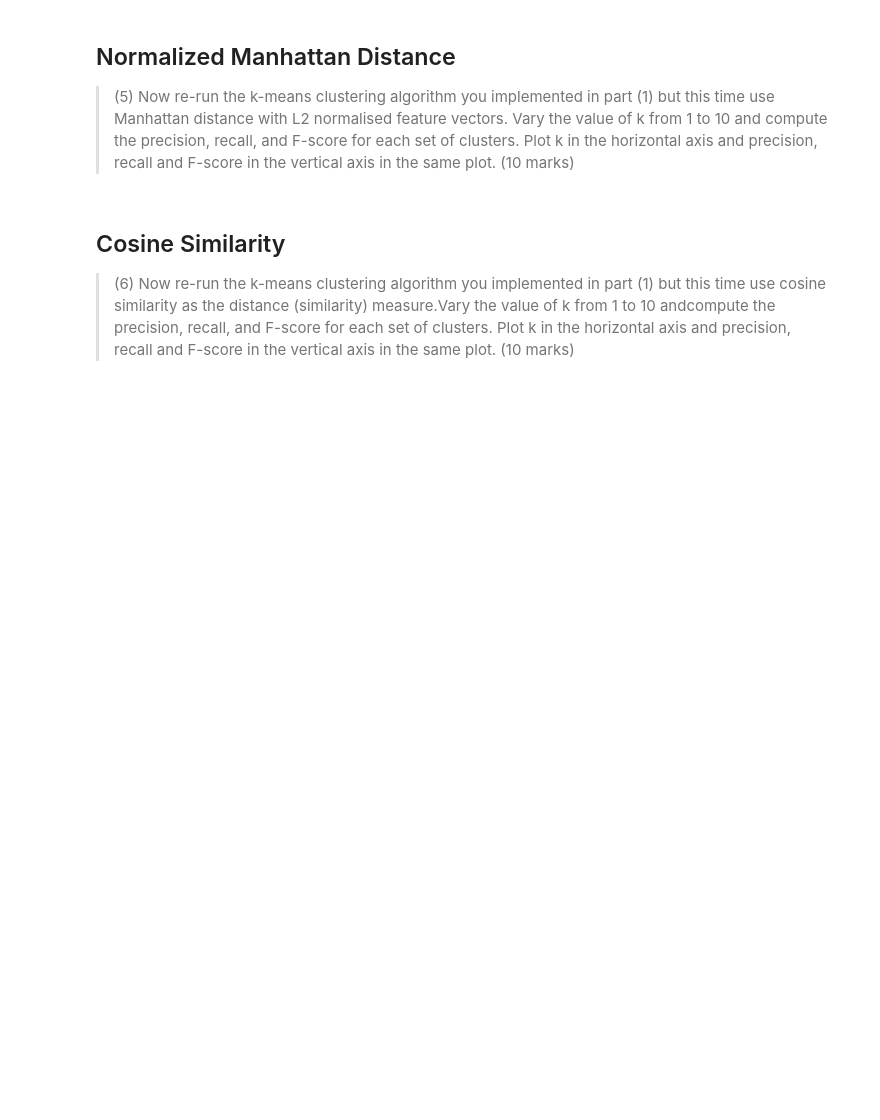
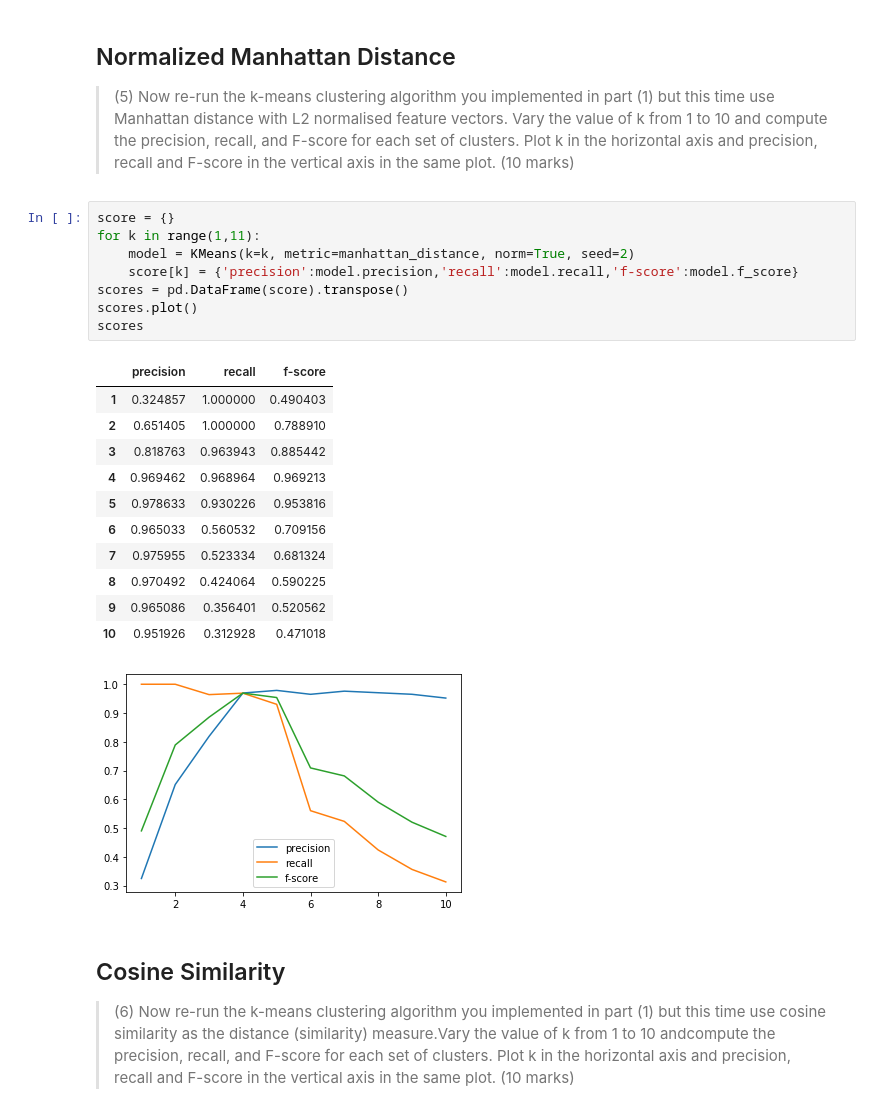
Before and after one commit to peterprescott/kmeans, a Jupyter notebook: notebook.ipynb, the cells around one changed output. Cells and saved outputs as stored; diff of their text form; blank space fills up the shorter version.

```diff
--- a/notebook.ipynb
+++ b/notebook.ipynb
@@ -308,6 +359,27 @@ and compute the precision, recall, and F-score for each set of clusters. Plot k
 
 > (5) Now re-run the k-means clustering algorithm you implemented in part (1) but this time use Manhattan distance with L2 normalised feature vectors. Vary the value of k from 1 to 10 and
 compute the precision, recall, and F-score for each set of clusters. Plot k in the horizontal axis and precision, recall and F-score in the vertical axis in the same plot. (10 marks)
+# %%
+score = {}
+for k in range(1,11):
+    model = KMeans(k=k, metric=manhattan_distance, norm=True, seed=2)
+    score[k] = {'precision':model.precision,'recall':model.recall,'f-score':model.f_score}
+scores = pd.DataFrame(score).transpose()
+scores.plot()
+scores
+# %% [output]
+|  | precision | recall | f-score |
+| 1 | 0.324857 | 1.000000 | 0.490403 |
+| 2 | 0.651405 | 1.000000 | 0.788910 |
+| 3 | 0.818763 | 0.963943 | 0.885442 |
+| 4 | 0.969462 | 0.968964 | 0.969213 |
+| 5 | 0.978633 | 0.930226 | 0.953816 |
+| 6 | 0.965033 | 0.560532 | 0.709156 |
+| 7 | 0.975955 | 0.523334 | 0.681324 |
+| 8 | 0.970492 | 0.424064 | 0.590225 |
+| 9 | 0.965086 | 0.356401 | 0.520562 |
+| 10 | 0.951926 | 0.312928 | 0.471018 |
+[figure, added]
 # %% [markdown]
 ##  Cosine Similarity
 
```
Also changed, not shown: parts of 10 cells of this notebook.
